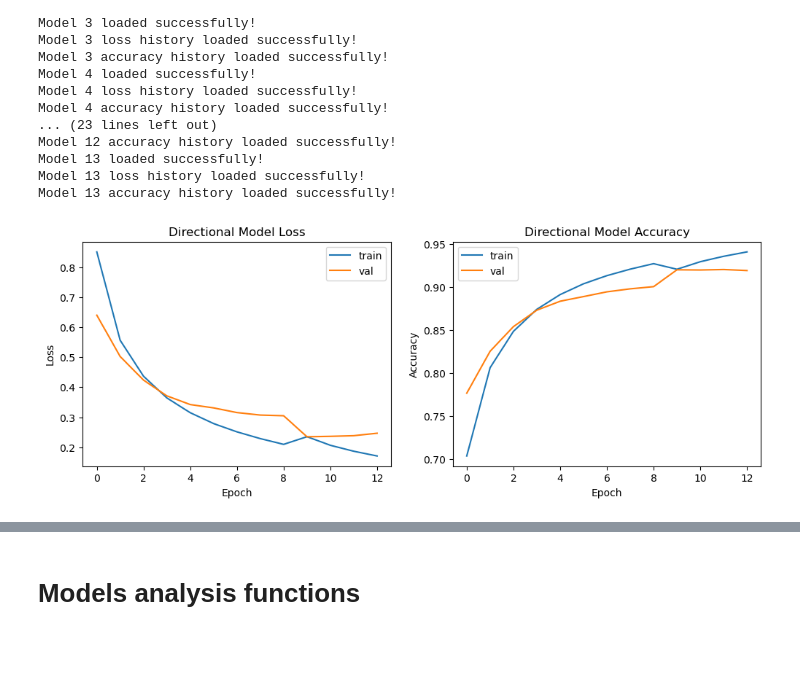
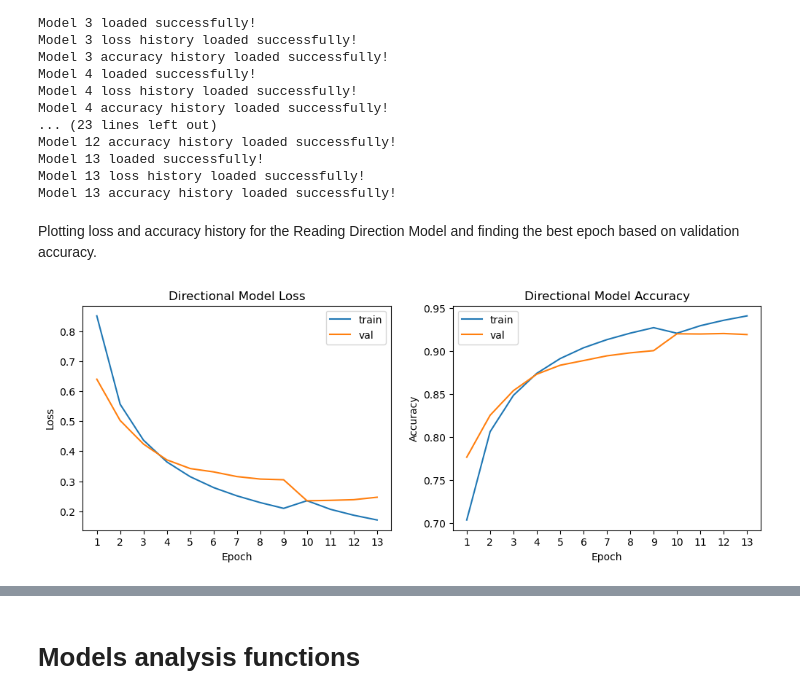
Before and after one commit to Lior-Baruch/Partial_Diacritization, a Jupyter notebook: PunctuationRestoration_DualModel_LSTM.ipynb, the cells around one changed output, grey strips where cells are left out. Saved outputs shown, nothing was run; the diff lists cells and outputs as text; code cells hidden in the pictures; blank space fills up the shorter version.

```diff
--- a/PunctuationRestoration_DualModel_LSTM.ipynb
+++ b/PunctuationRestoration_DualModel_LSTM.ipynb
@@ -1299,7 +1302,7 @@ char_embedding_dim = 32
 word_hidden_dim = 16
 char_hidden_dim = 512
 num_labels = len(label_to_id)
-num_epochs = 16
+num_epochs = 18
 learning_rate = 0.001
 no_nikud_weight = 1
 
@@ -1469,27 +1495,48 @@ Model 12 accuracy history loaded successfully!
 Model 13 loaded successfully!
 Model 13 loss history loaded successfully!
 Model 13 accuracy history loaded successfully!
+# %% [markdown]
+Plotting loss and accuracy history for the Reading Direction Model and finding the best epoch based on validation accuracy.
 # %%
 # plot loss and accuracy history
 plt.figure(figsize=(12, 4))
 plt.subplot(1, 2, 1)
-plt.plot(train_directional_model_loss_history, label='train')
-plt.plot(val_directional_model_loss_history, label='val')
+
+# create tuples of epoch number and loss for train and validation sets
+train_directional_model_loss_history_epoch_tuples = [(i+1, loss) for i, loss in enumerate(train_directional_model_loss_history)]
+val_directional_model_loss_history_epoch_tuples = [(i+1, loss) for i, loss in enumerate(val_directional_model_loss_history)]
+
+# plot train and validation loss
+plt.plot(*zip(*train_directional_model_loss_history_epoch_tuples), label='train')
+plt.plot(*zip(*val_directional_model_loss_history_epoch_tuples), label='val')
+plt.xticks(np.arange(1, num_epochs+1, 1))
 plt.title('Directional Model Loss')
 plt.xlabel('Epoch')
 plt.ylabel('Loss')
 plt.legend()
+
 plt.subplot(1, 2, 2)
-plt.plot(train_directional_model_accuracy_history, label='train')
-plt.plot(val_directional_model_accuracy_history, label='val')
+
+# create tuples of epoch number and accuracy for train and validation sets
+train_directional_model_accuracy_history_epoch_tuples = [(i+1, accuracy) for i, accuracy in enumerate(train_directional_model_accuracy_history)]
+val_directional_model_accuracy_history_epoch_tuples = [(i+1, accuracy) for i, accuracy in enumerate(val_directional_model_accuracy_history)]
+
+# plot train and validation accuracy
+plt.plot(*zip(*train_directional_model_accuracy_history_epoch_tuples), label='train')
+plt.plot(*zip(*val_directional_model_accuracy_history_epoch_tuples), label='val')
+plt.xticks(np.arange(1, num_epochs+1, 1))
 plt.title('Directional Model Accuracy')
 plt.xlabel('Epoch')
 plt.ylabel('Accuracy')
 plt.legend()
 plt.show()
 
-print('Best validation accuracy: {}, epoch: {}'.format(
-    max(val_directional_model_accuracy_history),
-    np.argmax(val_directional_model_accuracy_history) + 1))
+# find the epoch with the highest validation accuracy
+best_validation_epoch = np.argmax(val_directional_model_accuracy_history) + 1
+
+# load the best model
+reading_direction_model.load_state_dict(torch.load(f'reading-direction-final-models/directional_model_{best_validation_epoch}_epoch.pt'))
+print(f'Best model is {best_validation_epoch}th epoch model with {max(val_directional_model_accuracy_history)*100:.2f}% accuracy on validation set.')
+print(f'Model {best_validation_epoch} loaded successfully!')
 # %% [output]
-[figure, old version]
+[figure, new version]
```
Also changed, not shown: parts of 18 cells of this notebook.
